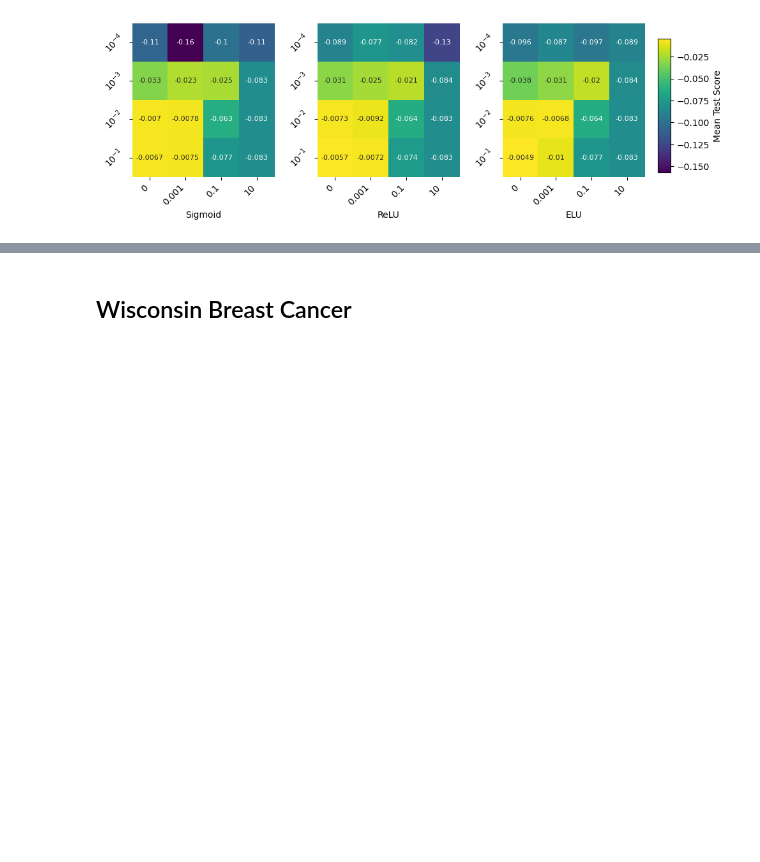
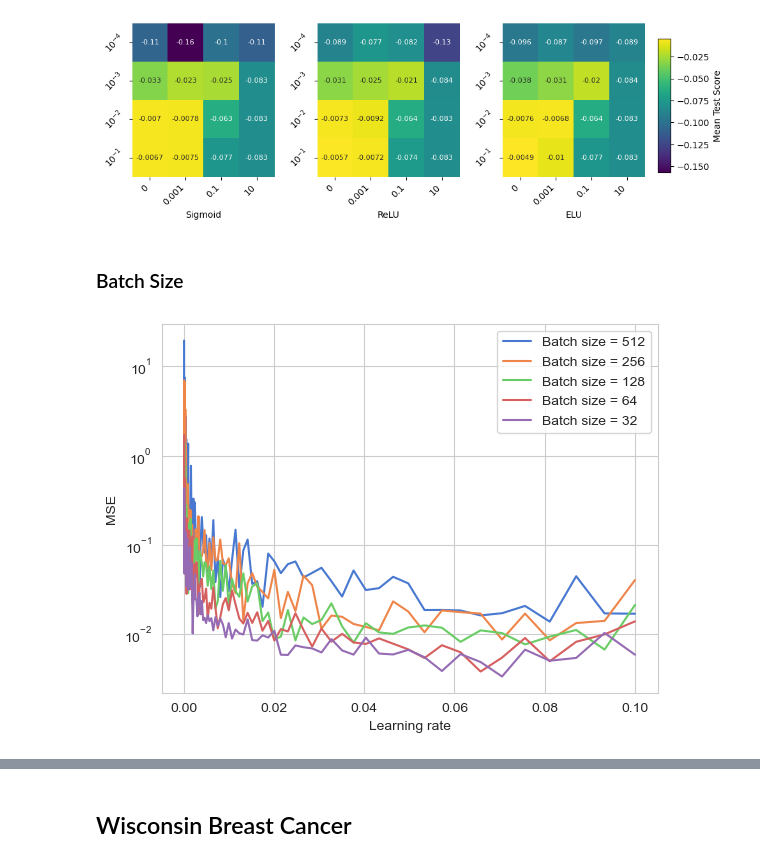
Before and after one commit to MariaFlyAway/Project2_FYS-STK3155, a Jupyter notebook: Code/Neural_Net/plotting_results.ipynb, the cells around one changed output, grey strips where cells are left out. Cells and saved outputs as stored; diff of their text form; code cells hidden in the pictures; blank space fills up the shorter version.

Commit message:
Implemented regression with pytorch and plotted a comparison

```diff
--- a/Code/Neural_Net/plotting_results.ipynb
+++ b/Code/Neural_Net/plotting_results.ipynb
@@ -59,3 +59,19 @@ cbar.set_label('Mean Test Score')
 plt.show()
 # %% [output]
 [figure]
+# %% [markdown]
+### Batch Size
+# %%
+scores_batch_size = np.load('Results/Regression_own_code_scores_batch_size.npy')
+learning_rates = np.load('Results/learning_rates_regression.npy')
+batch_sizes = [32, 64, 128, 256, 512]
+
+for i in range(len(scores_batch_size)-1, -1, -1):
+    plt.plot(learning_rates, scores_batch_size[i, :], label=f'Batch size = {batch_sizes[i]}')
+plt.xlabel('Learning rate')
+plt.ylabel('MSE')
+plt.legend()
+plt.semilogy()
+plt.show()
+# %% [output]
+[figure, added]
```
Also changed, not shown: parts of 3 cells of this notebook, 8 other files.
